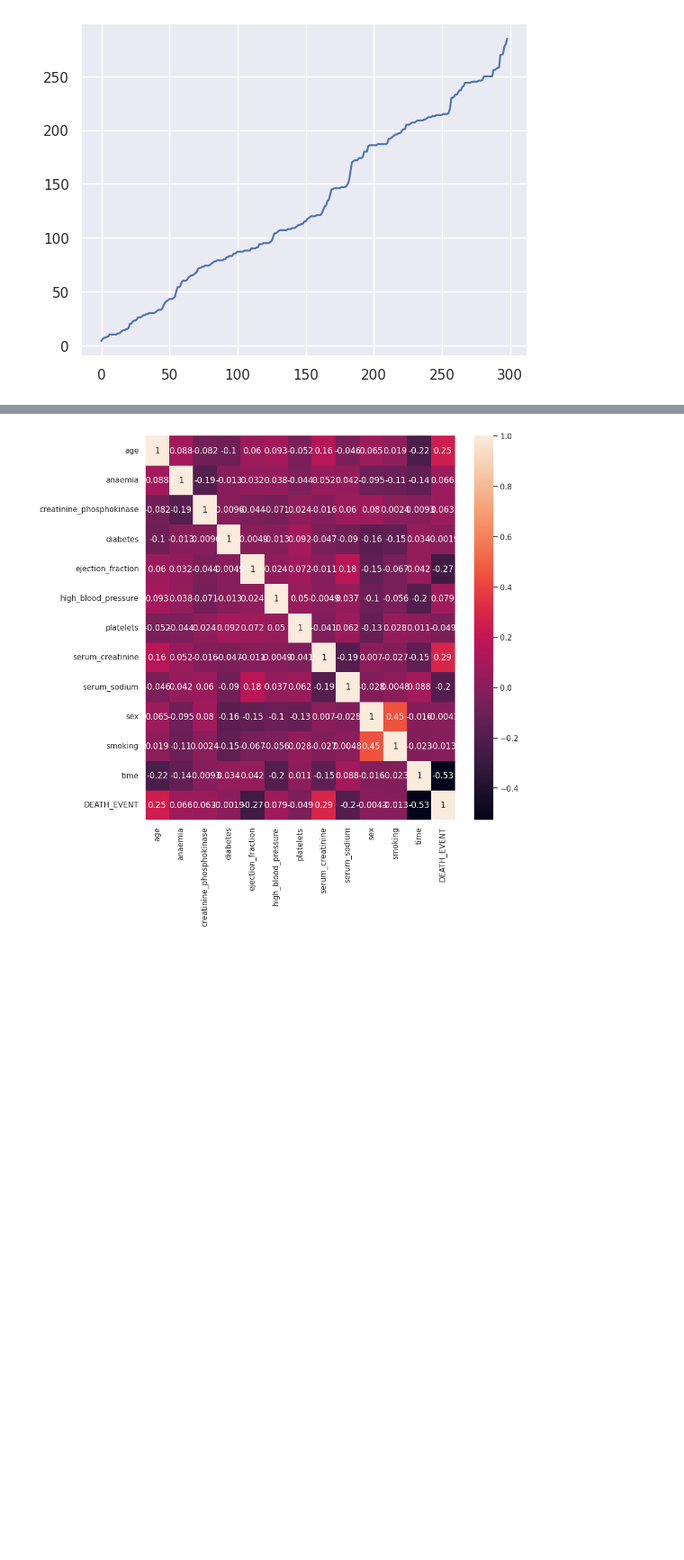
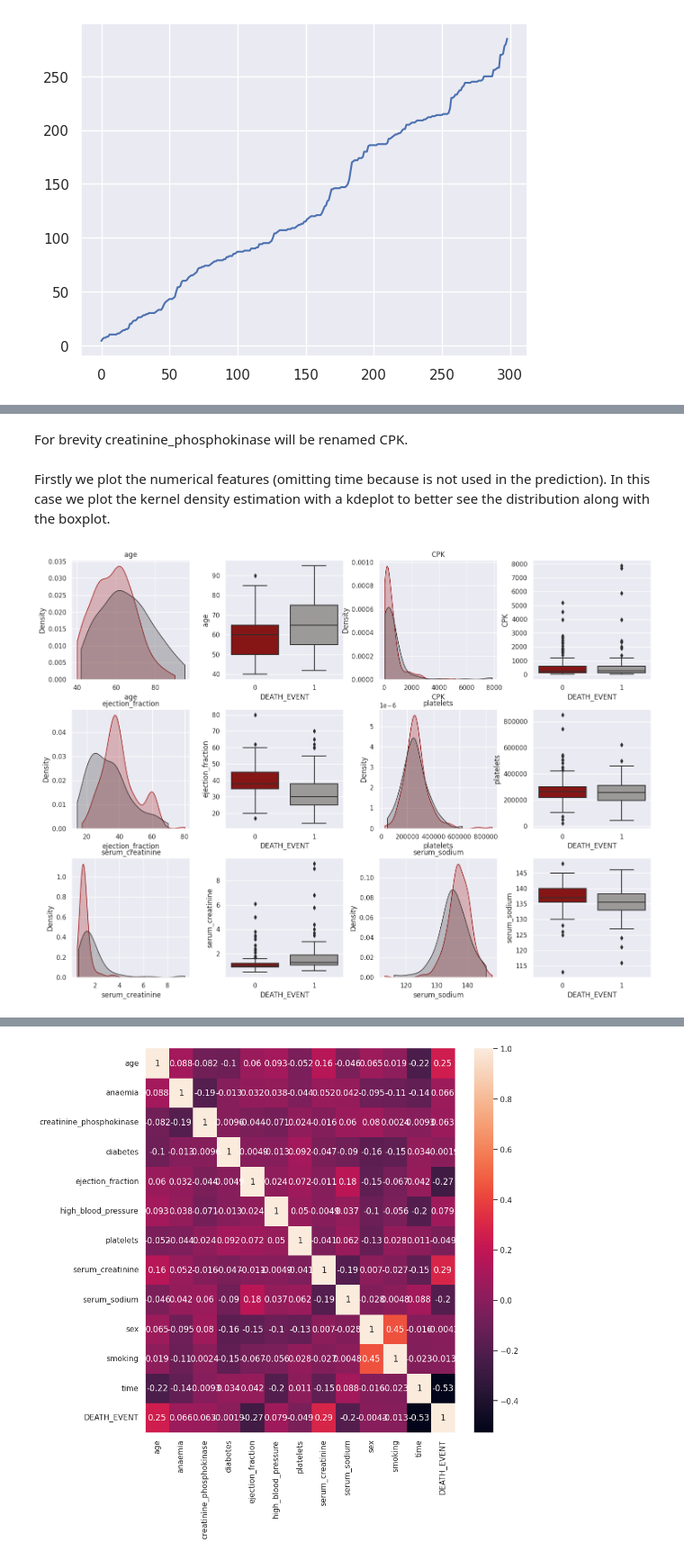
Before and after one commit to C191248TahiaHoque/Machine-Learning-project, a Jupyter notebook: Heart_Failure_Clinical_Records.ipynb, the cells around one changed output, grey strips where cells are left out. Shown at 90% size. Drawn from its saved outputs; the diff is of its cells as text; code cells hidden in the pictures; blank space fills up the shorter version.

```diff
--- a/Heart_Failure_Clinical_Records.ipynb
+++ b/Heart_Failure_Clinical_Records.ipynb
@@ -186,0 +142,50 @@ for attribute in attributes:
+# %%
+numerical_features = ["age", "CPK", "ejection_fraction", "platelets", "serum_creatinine", "serum_sodium"]
+categorical_features = ["anaemia", "diabetes", "high_blood_pressure", "sex", "smoking"]
+# %% [markdown]
+For brevity creatinine_phosphokinase will be renamed CPK.
+# %%
+df["CPK"] = df["creatinine_phosphokinase"]
+df = df.drop("creatinine_phosphokinase", axis=1)
+# %%
+# PALETTE
+
+from matplotlib.colors import LinearSegmentedColormap
+import numpy as np
+import matplotlib
+
+def colorFader(c1,c2,mix=0): #fade (linear interpolate) from color c1 (at mix=0) to c2 (mix=1)
+    c1=np.array(matplotlib.colors.to_rgb(c1))
+    c2=np.array(matplotlib.colors.to_rgb(c2))
+    return matplotlib.colors.to_hex((1-mix)*c1 + mix*c2)
+
+meshPalette = []
+meshPalette_rev = []
+nCol = 50
+
+for i in range(nCol):
+    meshPalette.append(colorFader("#71706E", "#990303", i/nCol))
+    meshPalette_rev.append(colorFader("#990303","#9C9999", i/nCol))
+
+cm = LinearSegmentedColormap.from_list("cmap_name", meshPalette, N=nCol)
+cm_rev = LinearSegmentedColormap.from_list("cmap_name", meshPalette_rev, N=nCol)
+
+#sns.palplot(meshPalette)
+#sns.palplot(["#990303", "#9C9999", "#71706E", "#292323", "#FFFFFF"]);
+# %% [markdown]
+Firstly we plot the numerical features (omitting time because is not used in the prediction). In this case we plot the kernel density estimation with a kdeplot to better see the distribution along with the boxplot.
+# %%
+plt.figure(figsize=(18, 27))
+
+for i, col in enumerate(numerical_features):
+    plt.subplot(6, 4, i*2+1)
+    plt.subplots_adjust(hspace =.25, wspace=.3)
+
+    plt.grid(True)
+    plt.title(col)
+    sns.kdeplot(df.loc[df["DEATH_EVENT"]==0, col], label="alive", color = "#990303", shade=True, kernel='gau', cut=0)
+    sns.kdeplot(df.loc[df["DEATH_EVENT"]==1, col], label="dead",  color = "#292323", shade=True, kernel='gau', cut=0)
+    plt.subplot(6, 4, i*2+2)
+    sns.boxplot(y = col, data = df, x="DEATH_EVENT", palette = ["#990303", "#9C9999"])
+# %% [output]
+[figure, added]
```
Also changed, not shown: parts of 36 cells of this notebook.
